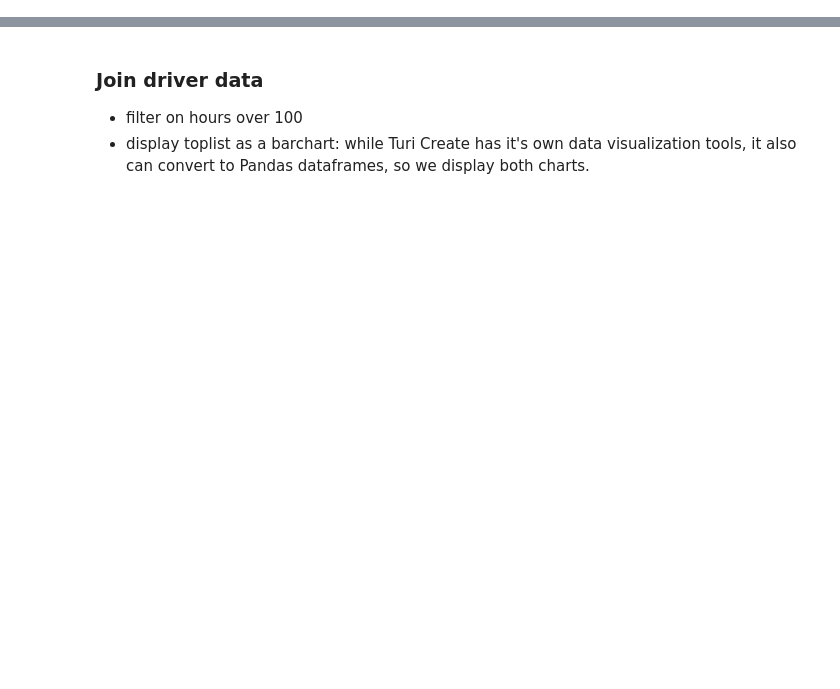
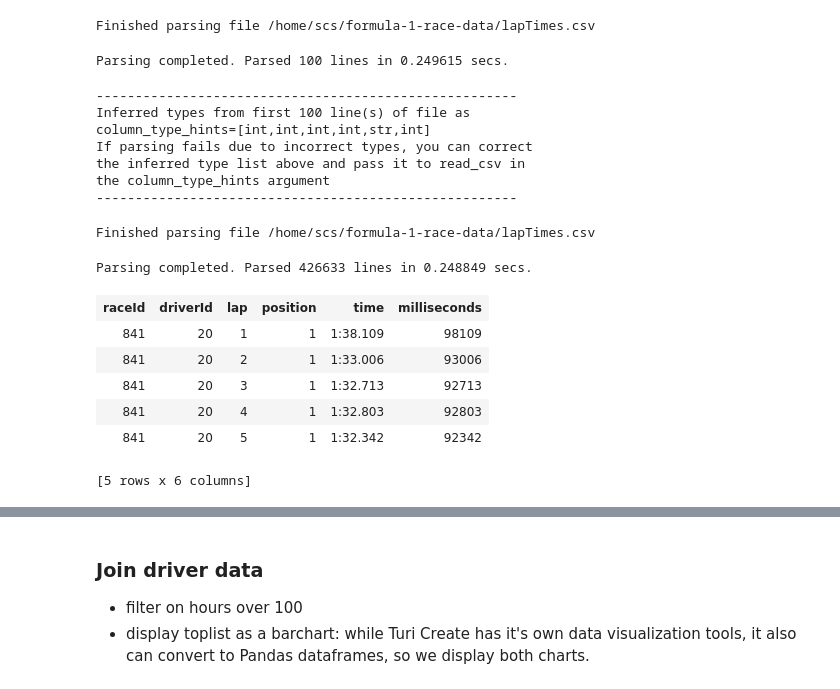
Before and after one commit to sidlo/docker-stacks, a Jupyter notebook: examples/turi-f1.ipynb, the cells around one changed output, grey strips where cells are left out. Cells and saved outputs as stored; diff of their text form; code cells hidden in the pictures; blank space fills up the shorter version.

```diff
--- a/examples/turi-f1.ipynb
+++ b/examples/turi-f1.ipynb
@@ -0,0 +42,23 @@
+# %%
+# read_csv can also be used with parameters, instead of the constructor:
+lap_times_sf = SFrame.read_csv("../../formula-1-race-data/lapTimes.csv", header=True)
+lap_times_sf.head(5)
+# %% [output]
+Finished parsing file /home/scs/formula-1-race-data/lapTimes.csv
+Parsing completed. Parsed 100 lines in 0.249615 secs.
+------------------------------------------------------
+Inferred types from first 100 line(s) of file as
+column_type_hints=[int,int,int,int,str,int]
+If parsing fails due to incorrect types, you can correct
+the inferred type list above and pass it to read_csv in
+the column_type_hints argument
+------------------------------------------------------
+Finished parsing file /home/scs/formula-1-race-data/lapTimes.csv
+Parsing completed. Parsed 426633 lines in 0.248849 secs.
+| raceId | driverId | lap | position | time | milliseconds |
+| 841 | 20 | 1 | 1 | 1:38.109 | 98109 |
+| 841 | 20 | 2 | 1 | 1:33.006 | 93006 |
+| 841 | 20 | 3 | 1 | 1:32.713 | 92713 |
+| 841 | 20 | 4 | 1 | 1:32.803 | 92803 |
+| 841 | 20 | 5 | 1 | 1:32.342 | 92342 |
+[5 rows x 6 columns]
```
Also changed, not shown: parts of 8 cells of this notebook, 1 other file.
